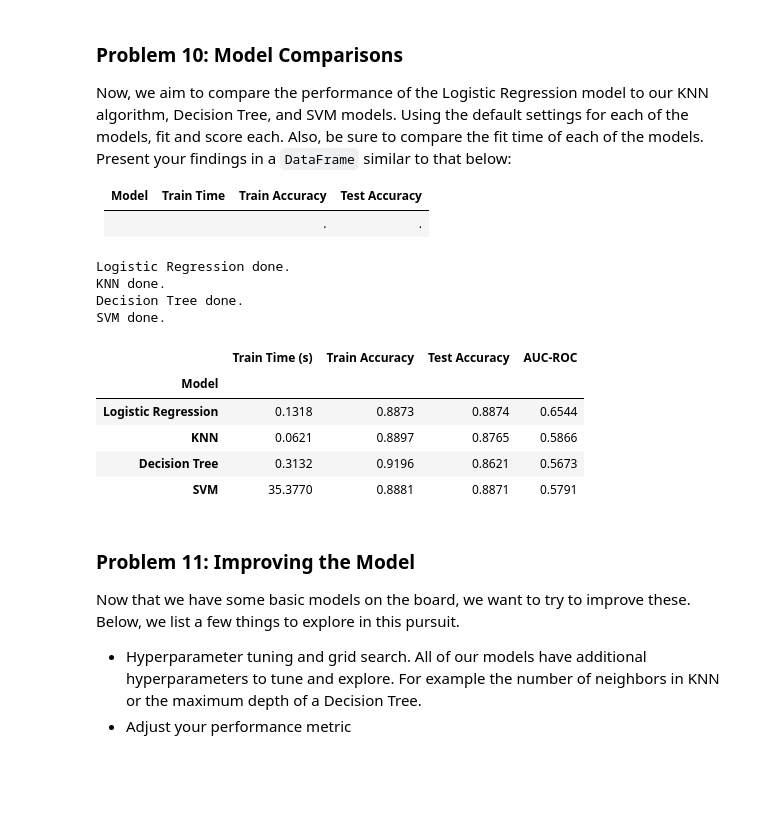
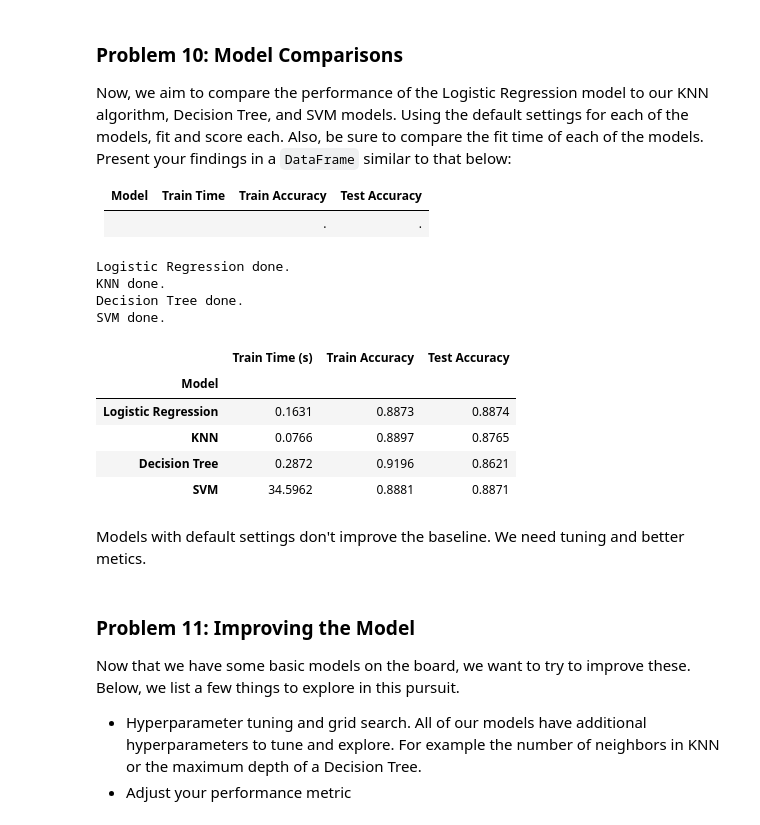
Before and after one commit to abarbancho/pc_ml_ai, a Jupyter notebook: module_17/module17_starter/prompt_III.ipynb, the cells around one changed output. Drawn from its saved outputs; the diff is of its cells as text; code cells hidden in the pictures; blank space fills up the shorter version.

```diff
--- a/module_17/module17_starter/prompt_III.ipynb
+++ b/module_17/module17_starter/prompt_III.ipynb
@@ -279,70 +281,64 @@ Now, we aim to compare the performance of the Logistic Regression model to our K
 | ----- | ---------- | -------------  | -----------   |
 |     |    |.     |.     |
 # %%
+from sklearn.linear_model import LogisticRegression
 from sklearn.neighbors import KNeighborsClassifier
 from sklearn.tree import DecisionTreeClassifier
 from sklearn.svm import SVC
-from sklearn.metrics import roc_auc_score
+from sklearn.pipeline import Pipeline
+import time
 import pandas as pd
-import time
 
-# Define models
+# Define models with default settings
 models = {
     'Logistic Regression': LogisticRegression(max_iter=1000, random_state=42),
     'KNN':                 KNeighborsClassifier(),
     'Decision Tree':       DecisionTreeClassifier(random_state=42),
     'SVM':                 SVC(random_state=42)
 }
 
-results = []
+p10_results = []
 
 for name, model in models.items():
-    # Build pipeline
+
     pipe = Pipeline([
         ('preprocessor', preprocessor),
-        ('classifier', model)
+        ('classifier',   model)
     ])
 
     # Train
-    start = time.time()
+    start      = time.time()
     pipe.fit(X_train, y_train)
     train_time = time.time() - start
 
     # Scores
     train_acc = pipe.score(X_train, y_train)
     test_acc  = pipe.score(X_test, y_test)
 
-    # AUC-ROC
-    if hasattr(pipe.named_steps['classifier'], 'predict_proba'):
-        y_scores = pipe.predict_proba(X_test)[:, 1]
-    else:
-        y_scores = pipe.decision_function(X_test)
-    auc = roc_auc_score(y_test, y_scores)
-
-    results.append({
-        'Model':          name,
-        'Train Time (s)': round(train_time, 4),
-        'Train Accuracy': round(train_acc, 4),
-        'Test Accuracy':  round(test_acc, 4),
-        'AUC-ROC':        round(auc, 4)
+    p10_results.append({
+        'Model':           name,
+        'Train Time (s)':  round(train_time, 4),
+        'Train Accuracy':  round(train_acc, 4),
+        'Test Accuracy':   round(test_acc, 4)
     })
 
     print(f"{name} done.")
 
-# Results table
-results_df = pd.DataFrame(results).set_index('Model')
-results_df
+p10_df = pd.DataFrame(p10_results).set_index('Model')
+p10_df
 # %% [output]
 Logistic Regression done.
 KNN done.
 Decision Tree done.
 SVM done.
-|  | Train Time (s) | Train Accuracy | Test Accuracy | AUC-ROC |
-| Model |  |  |  |  |
-| Logistic Regression | 0.1318 | 0.8873 | 0.8874 | 0.6544 |
-| KNN | 0.0621 | 0.8897 | 0.8765 | 0.5866 |
-| Decision Tree | 0.3132 | 0.9196 | 0.8621 | 0.5673 |
-| SVM | 35.3770 | 0.8881 | 0.8871 | 0.5791 |
+|  | Train Time (s) | Train Accuracy | Test Accuracy |
+| Model |  |  |  |
+| Logistic Regression | 0.1631 | 0.8873 | 0.8874 |
+| KNN | 0.0766 | 0.8897 | 0.8765 |
+| Decision Tree | 0.2872 | 0.9196 | 0.8621 |
+| SVM | 34.5962 | 0.8881 | 0.8871 |
+# %% [markdown]
+Models with default settings don't improve the baseline. We need tuning and better metics.
 # %% [markdown]
 ### Problem 11: Improving the Model
 
```
Also changed, not shown: parts of 3 cells of this notebook, 1 other file.
